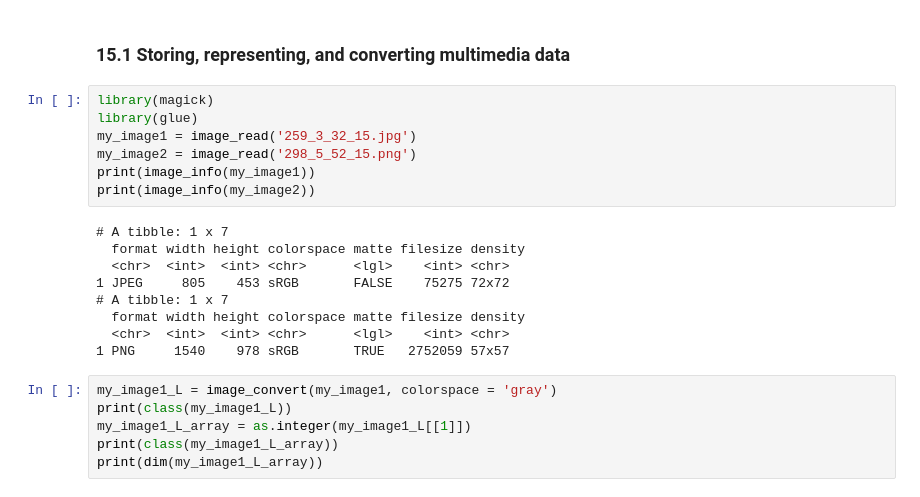
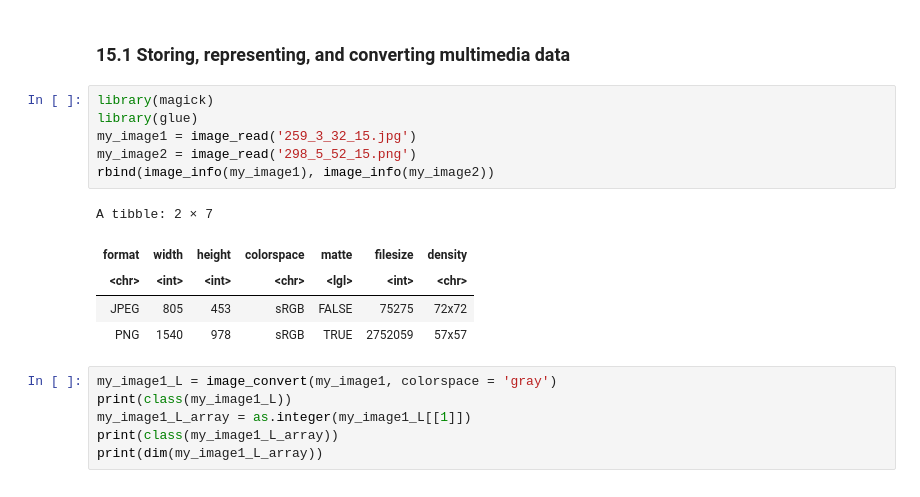
Before and after one commit to ccs-amsterdam/ccsbook, a Jupyter notebook: chapter15/images_r.ipynb, the cells around one changed output. Drawn from its saved outputs; the diff is of its cells as text.

```diff
--- a/chapter15/images_r.ipynb
+++ b/chapter15/images_r.ipynb
@@ -6,19 +6,15 @@
 # %%
 library(magick)
 library(glue)
 my_image1 = image_read('259_3_32_15.jpg')
 my_image2 = image_read('298_5_52_15.png')
-print(image_info(my_image1))
-print(image_info(my_image2))
+rbind(image_info(my_image1), image_info(my_image2))
 # %% [output]
-# A tibble: 1 x 7
-  format width height colorspace matte filesize density
-  <chr>  <int>  <int> <chr>      <lgl>    <int> <chr>
-1 JPEG     805    453 sRGB       FALSE    75275 72x72
-# A tibble: 1 x 7
-  format width height colorspace matte filesize density
-  <chr>  <int>  <int> <chr>      <lgl>    <int> <chr>
-1 PNG     1540    978 sRGB       TRUE   2752059 57x57
+A tibble: 2 × 7
+| format | width | height | colorspace | matte | filesize | density |
+| <chr> | <int> | <int> | <chr> | <lgl> | <int> | <chr> |
+| JPEG | 805 | 453 | sRGB | FALSE | 75275 | 72x72 |
+| PNG | 1540 | 978 | sRGB | TRUE | 2752059 | 57x57 |
 # %%
 my_image1_L = image_convert(my_image1, colorspace = 'gray')
 print(class(my_image1_L))
```
Also changed, not shown: 3 other files.
